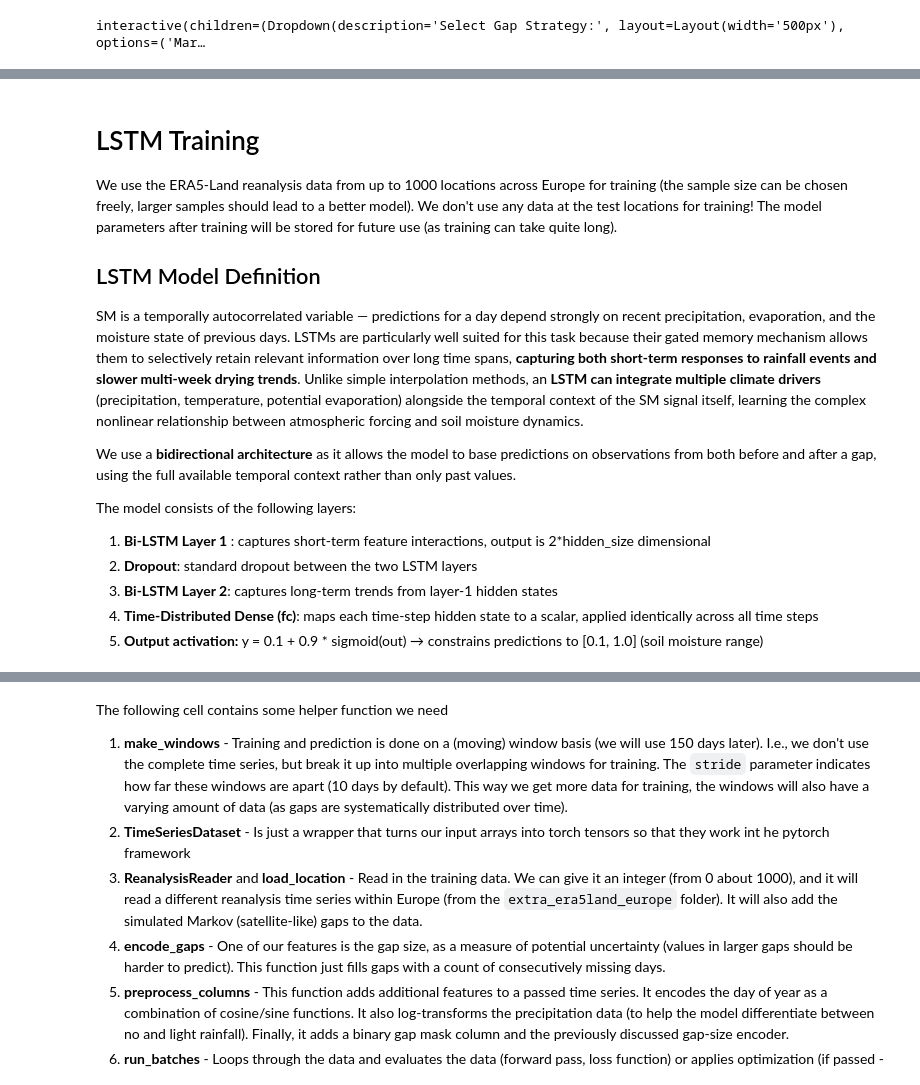
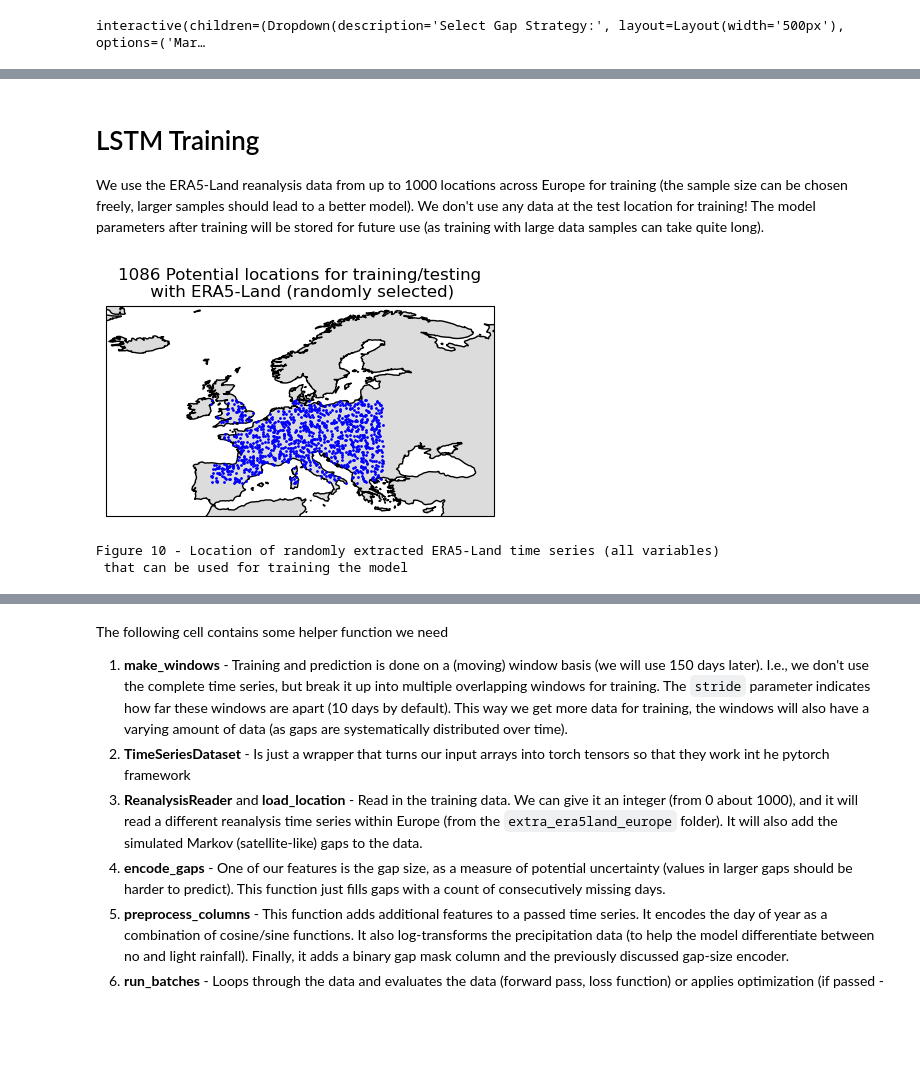
Before and after one commit to wpreimes/ml_lecture_final_project, a Jupyter notebook: FinalProject.ipynb, the cells around one changed output, grey strips where cells are left out. Cells and saved outputs as stored; diff of their text form; code cells hidden in the pictures; blank space fills up the shorter version.

```diff
--- a/FinalProject.ipynb
+++ b/FinalProject.ipynb
@@ -527,17 +529,31 @@ Figure 9 - Comparison of baseline predictions against 'test' values
 # %% [markdown]
 # LSTM Training
 
-We use the ERA5-Land reanalysis data from up to 1000 locations across Europe for training (the sample size can be chosen freely, larger samples should lead to a better model). We don't use any data at the test locations for training! The model parameters after training will be stored for future use (as training can take quite long).
-
-## LSTM Model Definition
-
-SM is a temporally autocorrelated variable — predictions for a day depend strongly on recent precipitation, evaporation, and the moisture state of previous days. LSTMs are particularly well suited for this task because their gated memory mechanism allows them to selectively retain relevant information over long time spans, **capturing both short-term responses to rainfall events and slower multi-week drying trends**. Unlike simple interpolation methods, an **LSTM can integrate multiple climate drivers** (precipitation, temperature, potential evaporation) alongside the temporal context of the SM signal itself, learning the complex nonlinear relationship between atmospheric forcing and soil moisture dynamics.
-
-We use a **bidirectional architecture** as it allows the model to base predictions on observations from both before and after a gap, using the full available temporal context rather than only past values.
-
-The model consists of the following layers:
-1) **Bi-LSTM Layer 1** : captures short-term feature interactions, output is 2*hidden_size dimensional
-2) **Dropout**: standard dropout between the two LSTM layers
-3) **Bi-LSTM Layer 2**: captures long-term trends from layer-1 hidden states
-4) **Time-Distributed Dense (fc)**: maps each time-step hidden state to a scalar, applied identically across all time steps
-5) **Output activation:** y = 0.1 + 0.9 * sigmoid(out) → constrains predictions to [0.1, 1.0] (soil moisture range)
+We use the ERA5-Land reanalysis data from up to 1000 locations across Europe for training (the sample size can be chosen freely, larger samples should lead to a better model). We don't use any data at the test location for training! The model parameters after training will be stored for future use (as training with large data samples can take quite long).
+# %%
+import cartopy.feature as cfeature
+fig, ax = plt.subplots(1, 1, figsize=(5, 5), subplot_kw={'projection': ccrs.PlateCarree()})
+
+ax.set_extent([-25, 45, 34, 72], crs=ccrs.PlateCarree())
+
+ax.add_feature(cfeature.OCEAN, facecolor="white")
+ax.add_feature(cfeature.LAND, facecolor="gainsboro")
+ax.add_feature(cfeature.COASTLINE, linewidth=1)
+lons, lats = reanalysis_reader.lons, reanalysis_reader.lats
+
+for (_lon, _lat) in zip(lons, lats):
+        ax.plot(
+        _lon, _lat,
+        marker="o",
+        color="black",
+        markersize=1,
+        markeredgecolor="blue",
+        transform=ccrs.PlateCarree(),
+    )
+_ = ax.set_title(f"{len(lons)} Potential locations for training/testing\n with ERA5-Land (randomly selected)")
+plt.show()
+print("Figure 10 - Location of randomly extracted ERA5-Land time series (all variables) \n that can be used for training the model")
+# %% [output]
+[figure, added]
+Figure 10 - Location of randomly extracted ERA5-Land time series (all variables)
+ that can be used for training the model
```
Also changed, not shown: parts of 38 cells of this notebook, 6 other files.
